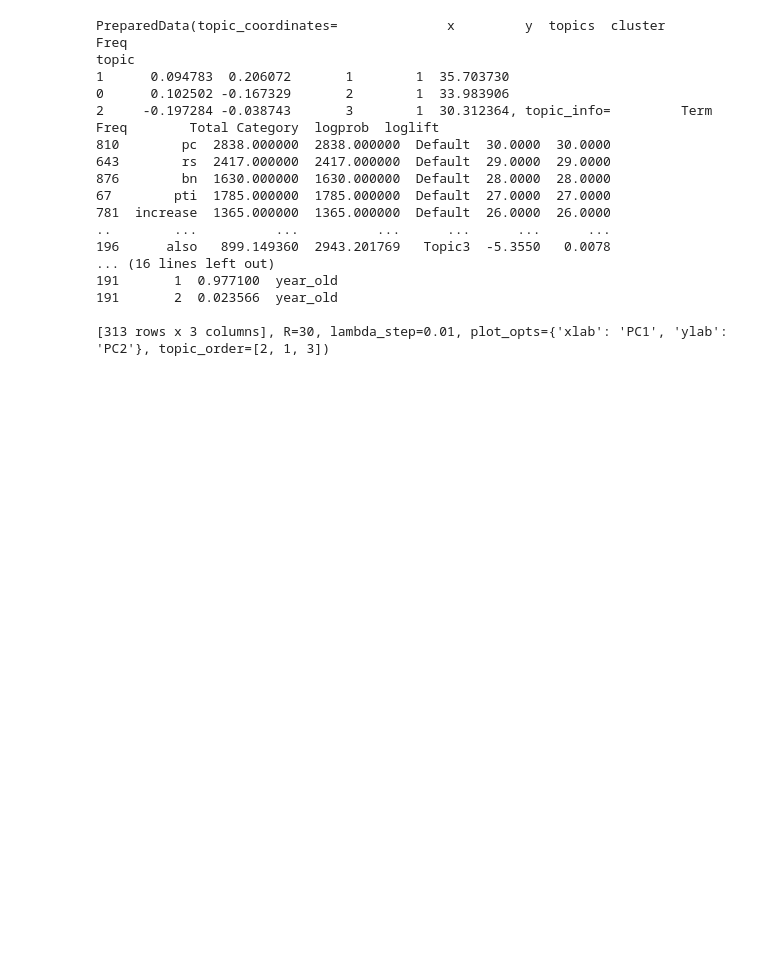
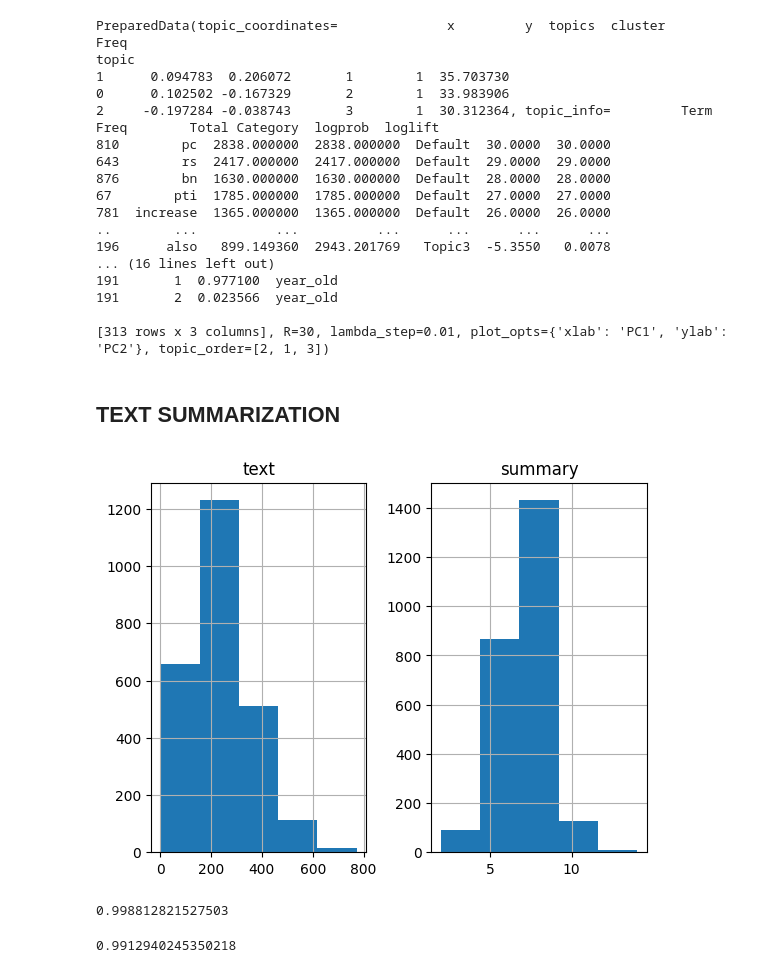
Before and after one commit to aniqurahman/FakeNewsMS, a Jupyter notebook: fakeNewsTimeSeries.ipynb, the cells around one changed output. Drawn from its saved outputs; the diff is of its cells as text; code cells hidden in the pictures; blank space fills up the shorter version.

Commit message:
Summarization [WIP]

```diff
--- a/fakeNewsTimeSeries.ipynb
+++ b/fakeNewsTimeSeries.ipynb
@@ -264,3 +286,46 @@ topic
 191       2  0.023566  year_old
 
 [313 rows x 3 columns], R=30, lambda_step=0.01, plot_opts={'xlab': 'PC1', 'ylab': 'PC2'}, topic_order=[2, 1, 3])
+# %% [markdown]
+## TEXT SUMMARIZATION
+# %%
+pre = pd.DataFrame()
+pre['cleaned_text'] = df['body_clean_joined']
+pre['cleaned_summary'] = df['title_clean_joined']
+# %%
+text_count = []
+summary_count = []
+# %%
+for sent in pre['cleaned_text']:
+    text_count.append(len(sent.split()))
+for sent in pre['cleaned_summary']:
+    summary_count.append(len(sent.split()))
+# %%
+graph_df= pd.DataFrame()
+graph_df['text']=text_count
+graph_df['summary']=summary_count
+# %%
+import matplotlib.pyplot as plt
+
+graph_df.hist(bins = 5)
+plt.show()
+# %% [output]
+[figure, added]
+# %%
+#Check how much % of summary have 0-15 words
+cnt=0
+for i in pre['cleaned_summary']:
+    if(len(i.split())<=12):
+        cnt=cnt+1
+print(cnt/len(pre['cleaned_summary']))
+# %% [output]
+0.998812821527503
+# %%
+#Check how much % of text have 0-70 words
+cnt=0
+for i in pre['cleaned_text']:
+    if(len(i.split())<=600):
+        cnt=cnt+1
+print(cnt/len(pre['cleaned_text']))
+# %% [output]
+0.9912940245350218
```
Also changed, not shown: parts of 34 cells of this notebook.
